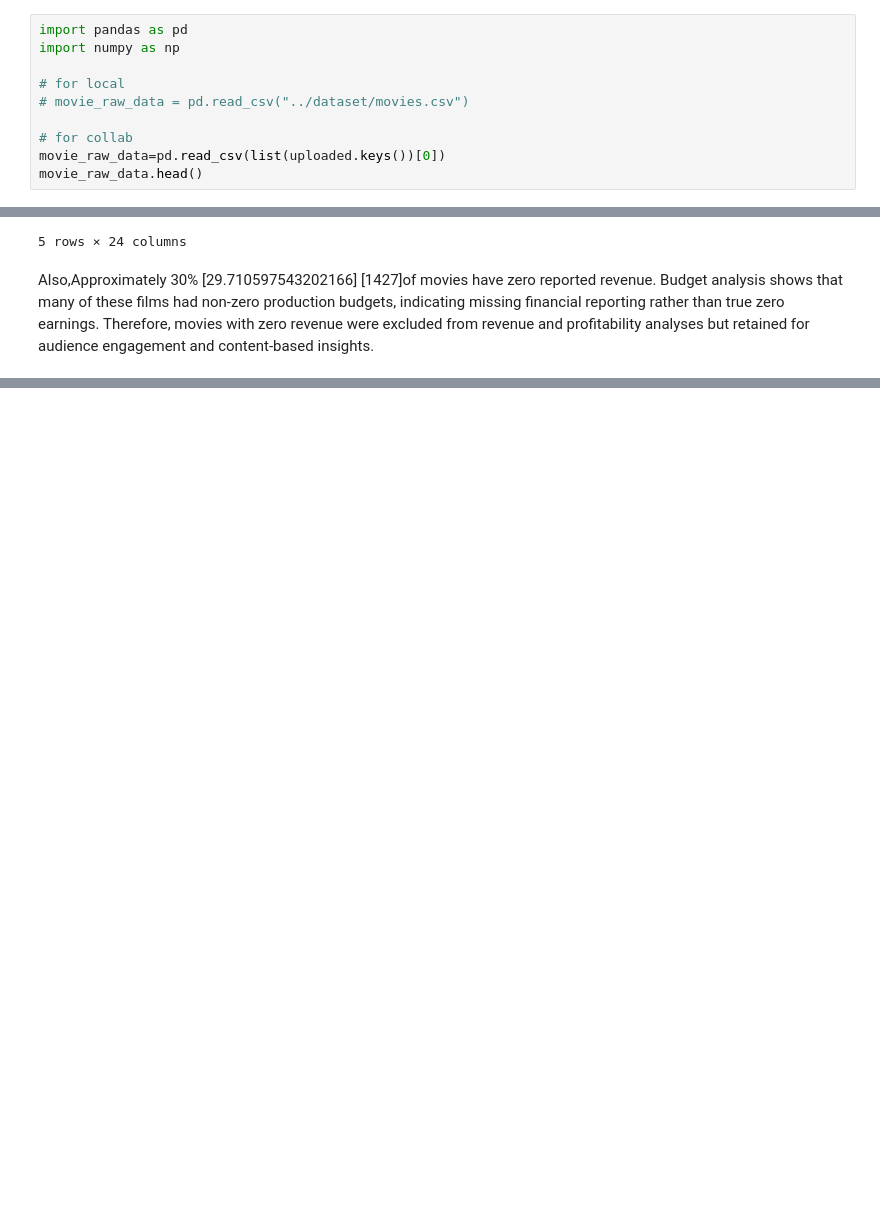
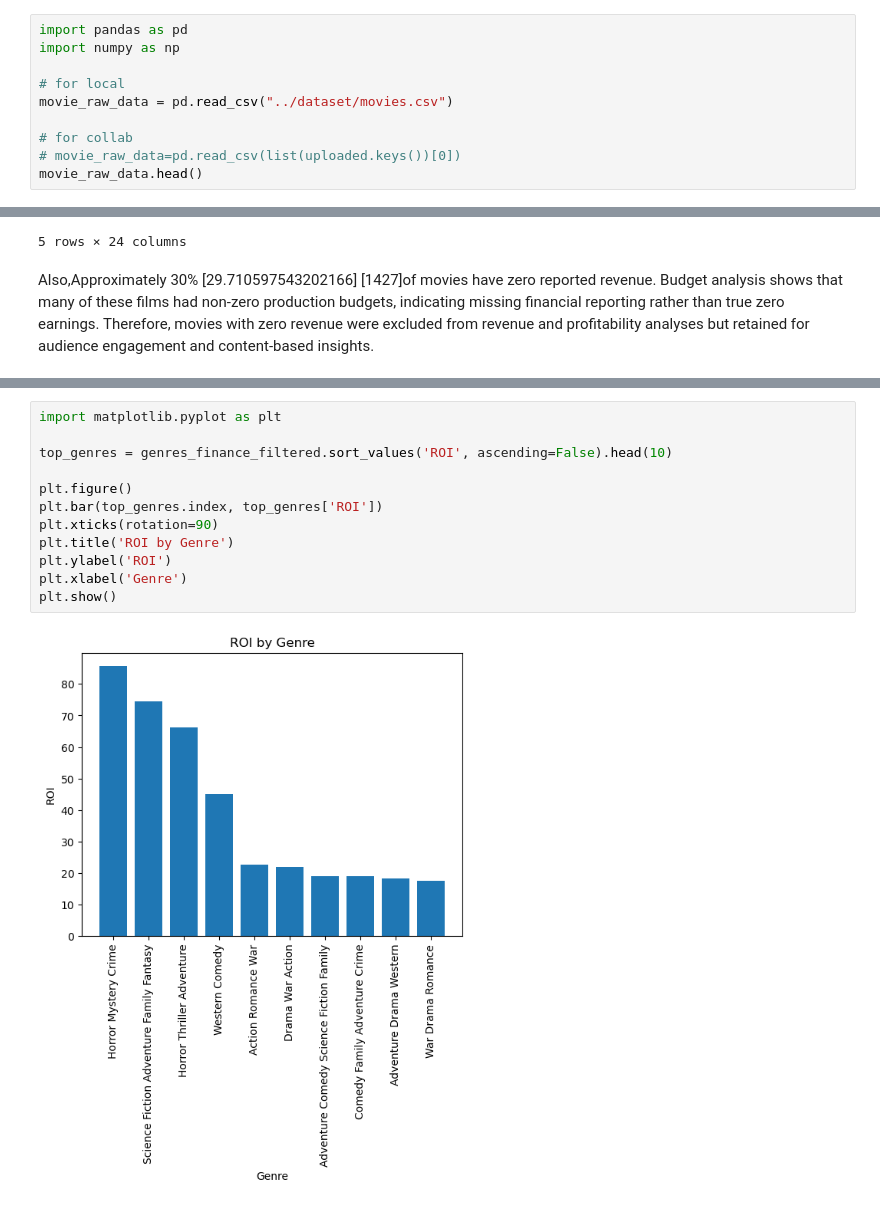
Before and after one commit to poojashelke8/Data_Science, a Jupyter notebook: Data_practice/Movie_EDA_Analysis/notebook/movie_Analysis.ipynb, the cells around one changed output, grey strips where cells are left out. Cells and saved outputs as stored; diff of their text form; blank space fills up the shorter version.

```diff
--- a/Data_practice/Movie_EDA_Analysis/notebook/movie_Analysis.ipynb
+++ b/Data_practice/Movie_EDA_Analysis/notebook/movie_Analysis.ipynb
@@ -20,9 +20,9 @@ import pandas as pd
 import numpy as np
 
 # for local
-# movie_raw_data = pd.read_csv("../dataset/movies.csv")
+movie_raw_data = pd.read_csv("../dataset/movies.csv")
 
 # for collab
-movie_raw_data=pd.read_csv(list(uploaded.keys())[0])
+# movie_raw_data=pd.read_csv(list(uploaded.keys())[0])
 movie_raw_data.head()
 # %% [output]
@@ -122,0 +274,14 @@ Also,Approximately 30% [29.710597543202166] [1427]of movies have zero reported r
+# %%
+import matplotlib.pyplot as plt
+
+top_genres = genres_finance_filtered.sort_values('ROI', ascending=False).head(10)
+
+plt.figure()
+plt.bar(top_genres.index, top_genres['ROI'])
+plt.xticks(rotation=90)
+plt.title('ROI by Genre')
+plt.ylabel('ROI')
+plt.xlabel('Genre')
+plt.show()
+# %% [output]
+[figure, added]
```
Also changed, not shown: parts of 4 cells of this notebook.
